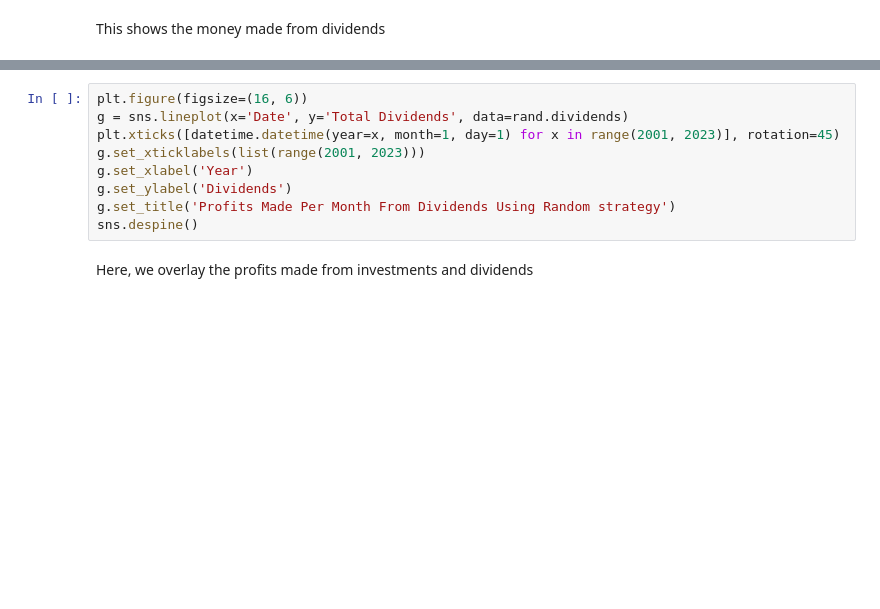
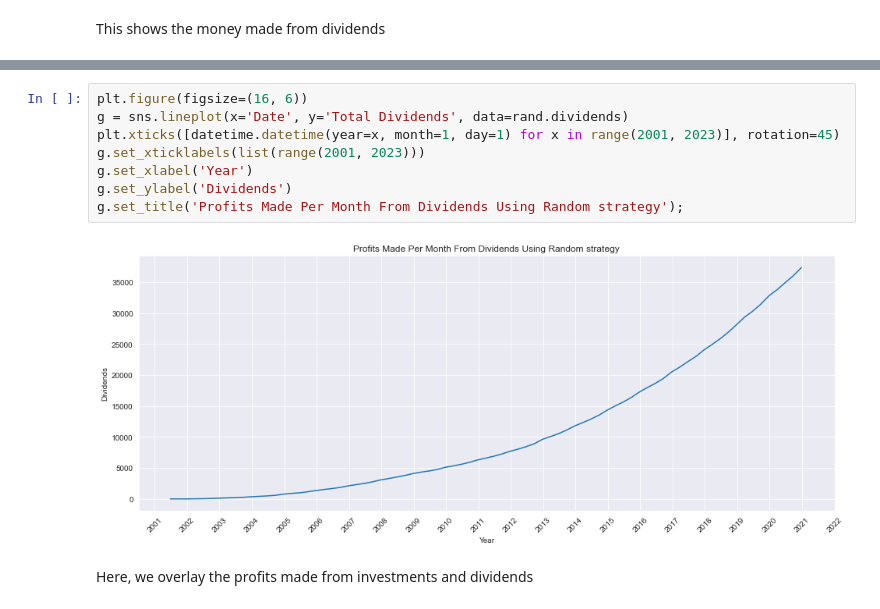
Before and after one commit to Charlychee/Analysis-of-Investment-Strategies, a Jupyter notebook: Analysis of Stock Market Investment Strategies.ipynb, the cells around one changed output, grey strips where cells are left out. Saved outputs shown, nothing was run; the diff lists cells and outputs as text; blank space fills up the shorter version.

```diff
--- a/Analysis of Stock Market Investment Strategies.ipynb
+++ b/Analysis of Stock Market Investment Strategies.ipynb
@@ -281,12 +374,13 @@ rand.dividends
 # %%
 plt.figure(figsize=(16, 6))
 g = sns.lineplot(x='Date', y='Total Dividends', data=rand.dividends)
 plt.xticks([datetime.datetime(year=x, month=1, day=1) for x in range(2001, 2023)], rotation=45)
 g.set_xticklabels(list(range(2001, 2023)))
 g.set_xlabel('Year')
 g.set_ylabel('Dividends')
-g.set_title('Profits Made Per Month From Dividends Using Random strategy')
-sns.despine()
+g.set_title('Profits Made Per Month From Dividends Using Random strategy');
+# %% [output]
+[figure, added]
 # %% [markdown]
 Here, we overlay the profits made from investments and dividends
 # %%
```
Also changed, not shown: parts of 90 cells of this notebook.
